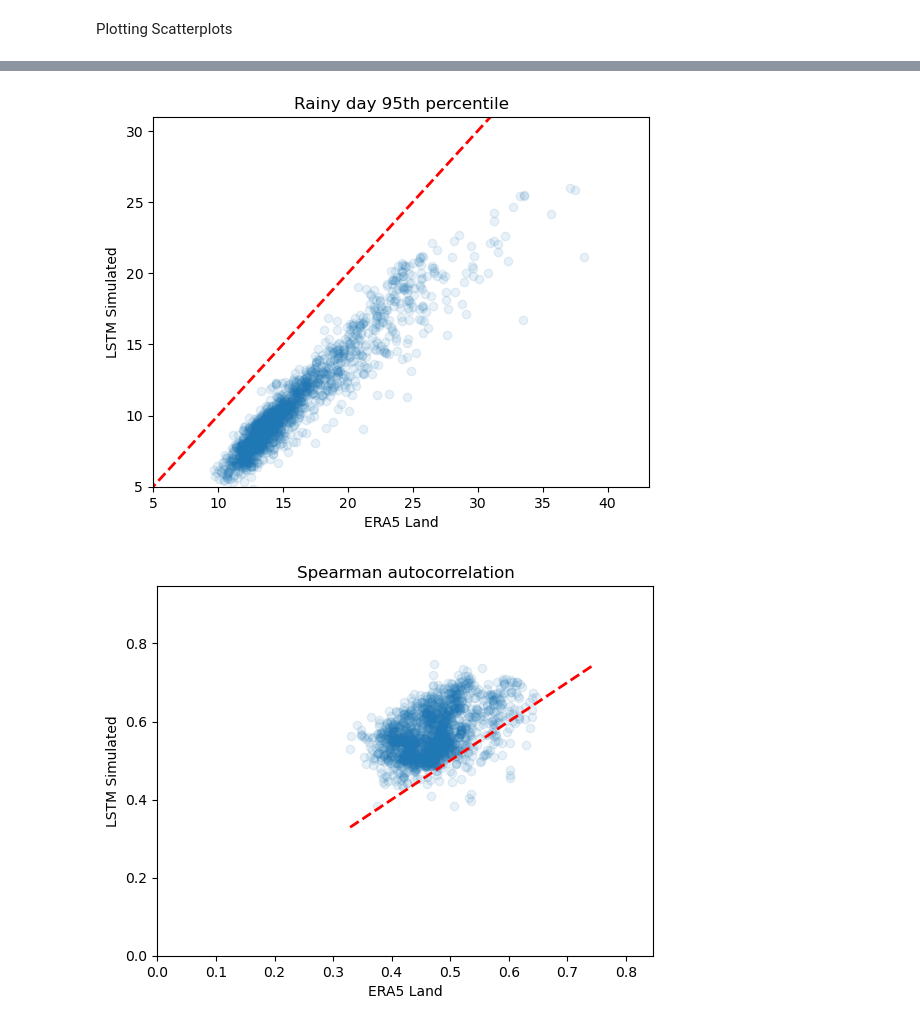
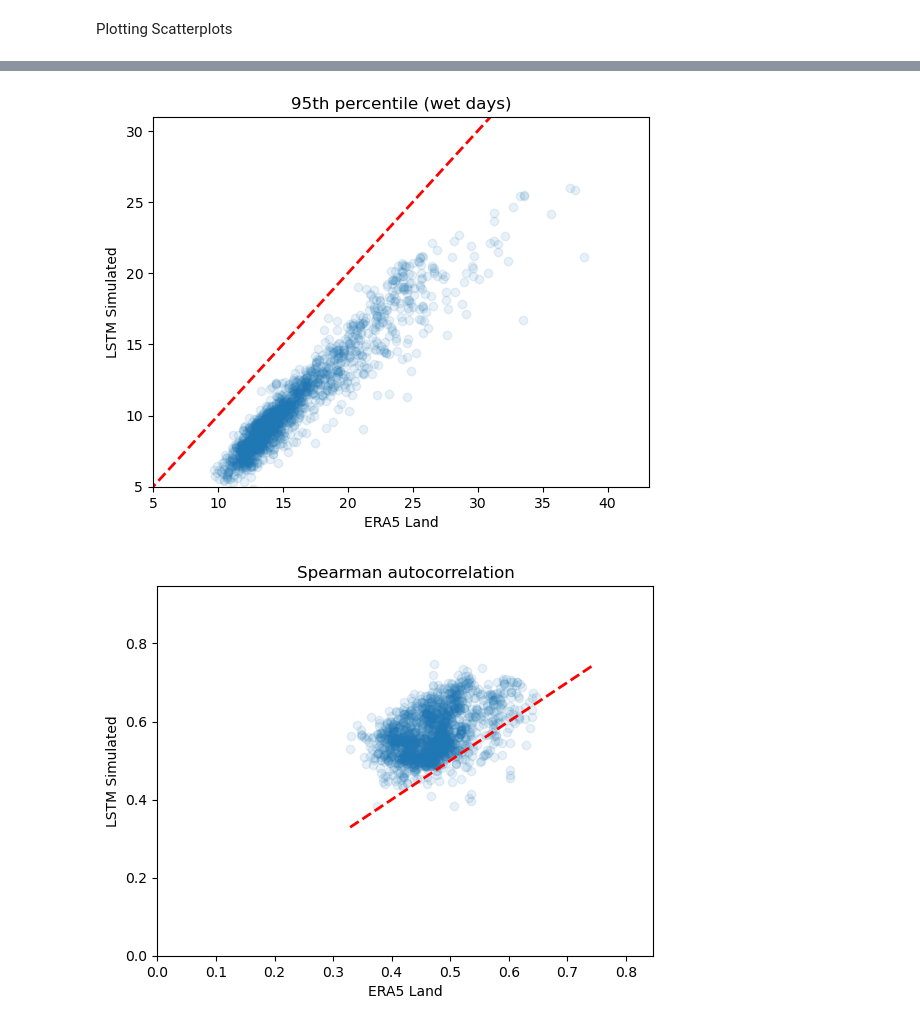
Before and after one commit to Ash-Manoj/lstm_backward, a Jupyter notebook: results/with_discharge/spatial_analysis.ipynb, the cells around one changed output, grey strips where cells are left out. Drawn from its saved outputs; the diff is of its cells as text; code cells hidden in the pictures.

```diff
--- a/results/with_discharge/spatial_analysis.ipynb
+++ b/results/with_discharge/spatial_analysis.ipynb
@@ -382,25 +382,25 @@ plt.show()
 # %%
 # Plot the scatter plot with alpha for transparency
 plt.scatter(merged['era5_r95p_1'], merged['y_sim_r95p_1'], alpha=0.1)
 
 # Add labels and title
 plt.xlabel('ERA5 Land')
 plt.ylabel('LSTM Simulated')
-plt.title('Rainy day 95th percentile')
+plt.title('95th percentile (wet days)')
 
 # Set axis limits (optional, adjust as needed)
 plt.xlim(5, merged['era5_r95p_1'].max() + 5)  # Adding a margin
 plt.ylim(5, merged['y_sim_r95p_1'].max() + 5)  # Adding a margin
 
 # Add a 1:1 reference line (y = x)
 min_val = min(merged[['era5_r95p_1', 'y_sim_r95p_1']].min())
 max_val = max(merged[['era5_r95p_1', 'y_sim_r95p_1']].max())
 plt.plot([min_val, max_val], [min_val, max_val], 'r--', lw=2)
 
 # Show the plot
 plt.show()
 # %% [output]
-[figure, old version]
+[figure, new version]
 # %%
 # Plot the scatter plot with alpha for transparency
 plt.scatter(merged['era5_spearman_lag1'], merged['y_sim_spearman_lag1'], alpha=0.1)
```
Also changed, not shown: parts of 1 cell of this notebook.
